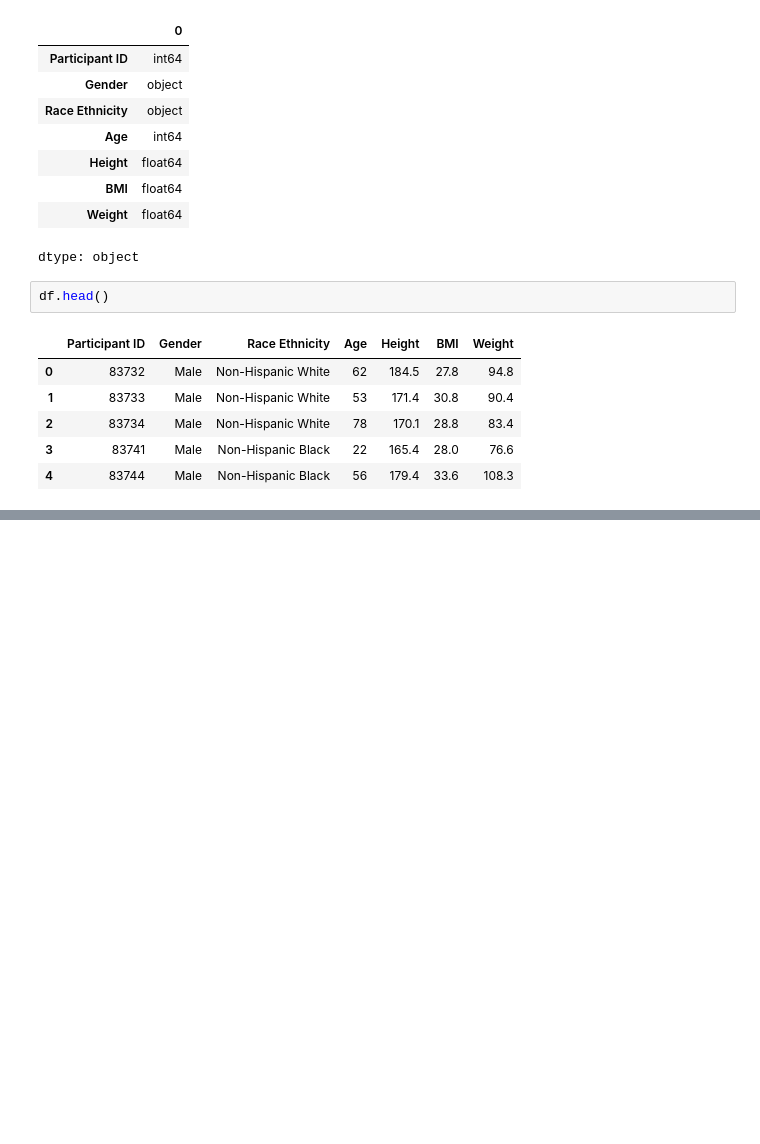
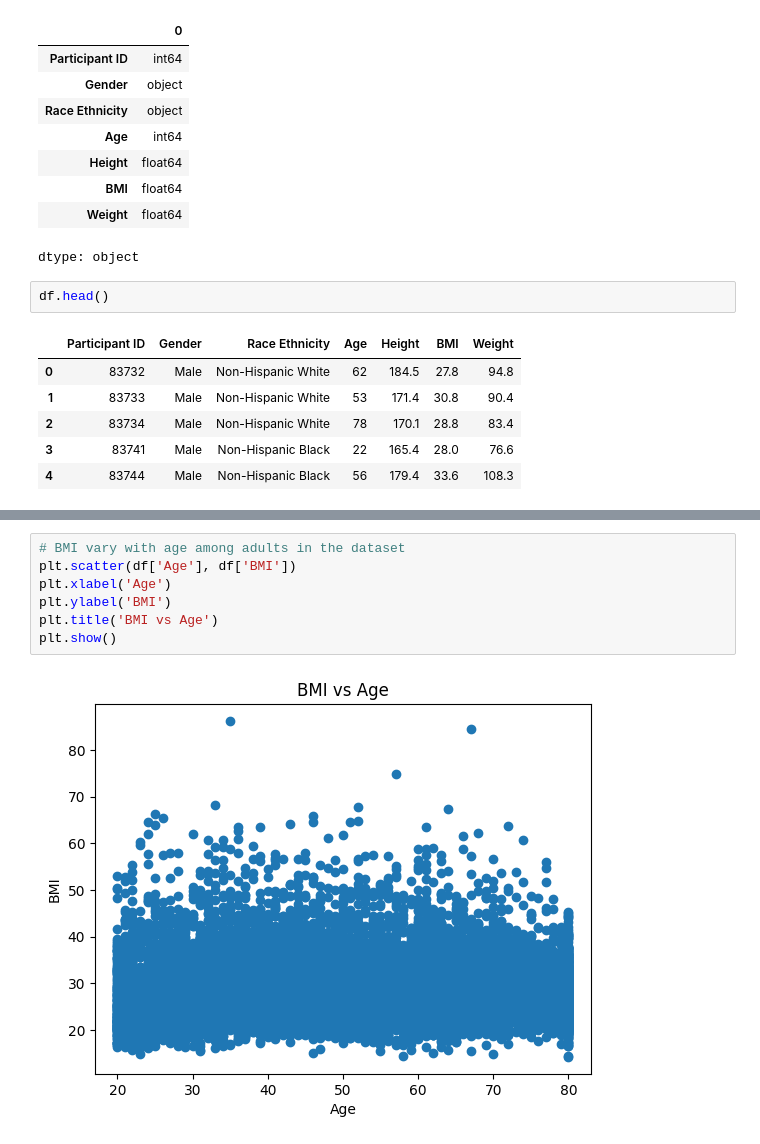
Before and after one commit to maliha-crypto/emptyrepository, a Jupyter notebook: Maliha_Rahman_DSRP.ipynb, the cells around one changed output, grey strips where cells are left out. Cells and saved outputs as stored; diff of their text form; blank space fills up the shorter version.

```diff
--- a/Maliha_Rahman_DSRP.ipynb
+++ b/Maliha_Rahman_DSRP.ipynb
@@ -253,0 +265,9 @@ df.head()
+# %%
+# BMI vary with age among adults in the dataset
+plt.scatter(df['Age'], df['BMI'])
+plt.xlabel('Age')
+plt.ylabel('BMI')
+plt.title('BMI vs Age')
+plt.show()
+# %% [output]
+[figure, added]
```
Also changed, not shown: parts of 1 cell of this notebook.
